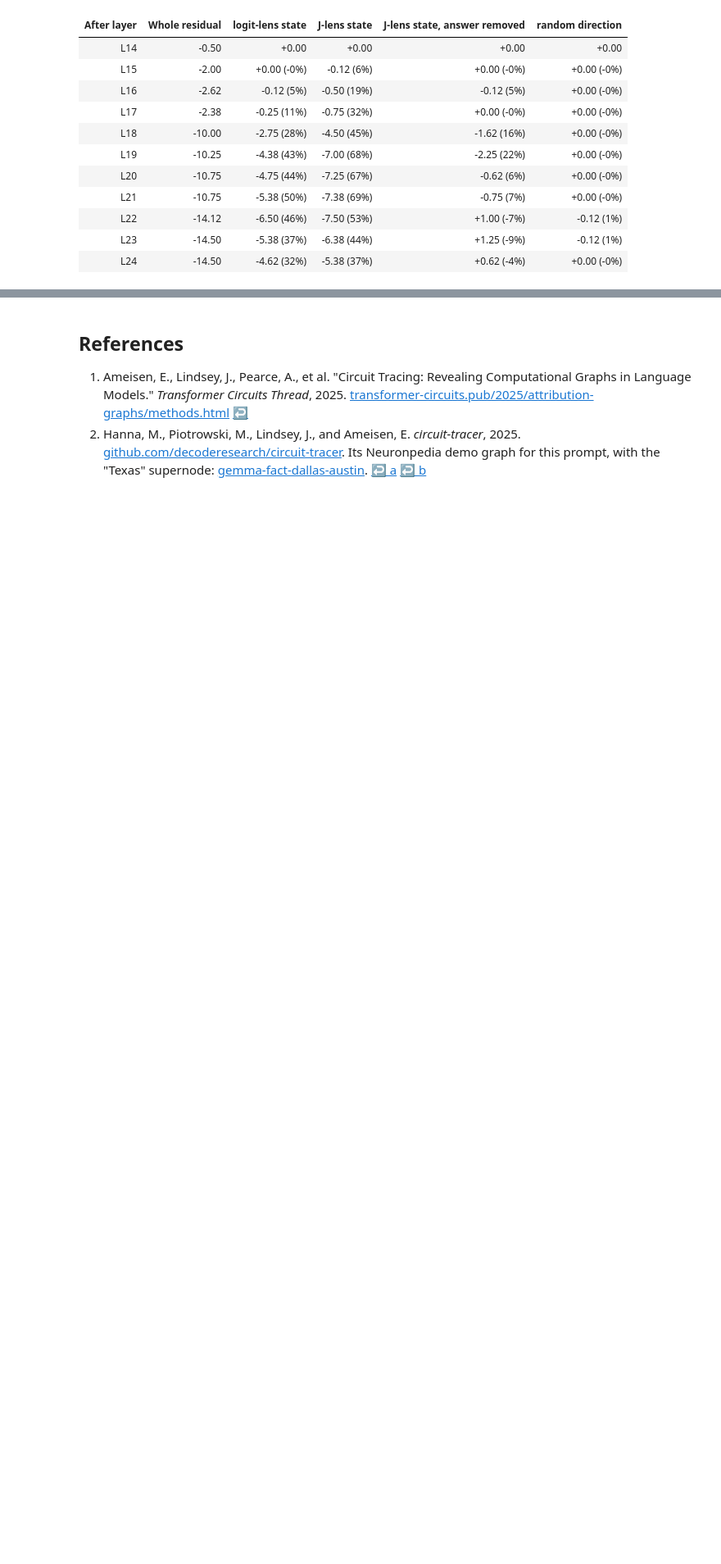
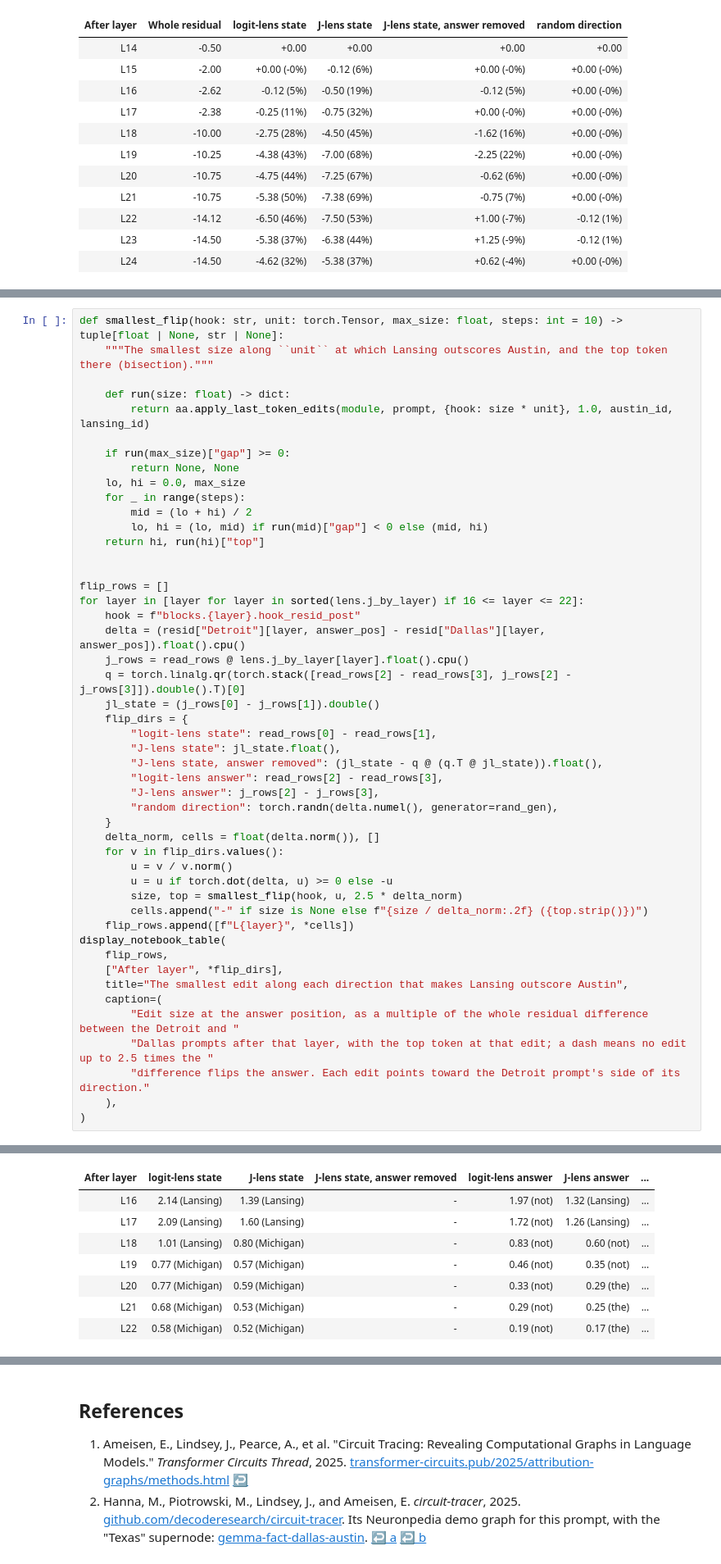
Before and after one commit to interpretune/examples, a Jupyter notebook: docs/notebook_artifacts/circuit_tracer_examples/attention_attribution_analysis.ipynb, the cells around one changed output, grey strips where cells are left out. Shown at 82% size. Saved outputs shown, nothing was run; the diff lists cells and outputs as text; blank space fills up the shorter version.

```diff
--- a/docs/notebook_artifacts/circuit_tracer_examples/attention_attribution_analysis.ipynb
+++ b/docs/notebook_artifacts/circuit_tracer_examples/attention_attribution_analysis.ipynb
@@ -1903,0 +1918,49 @@ now express, and replaying the attributed route on the natural model is the foll
+# %%
+def smallest_flip(hook: str, unit: torch.Tensor, max_size: float, steps: int = 10) -> tuple[float | None, str | None]:
+    """The smallest size along ``unit`` at which Lansing outscores Austin, and the top token there (bisection)."""
+
+    def run(size: float) -> dict:
+        return aa.apply_last_token_edits(module, prompt, {hook: size * unit}, 1.0, austin_id, lansing_id)
+
+    if run(max_size)["gap"] >= 0:
+        return None, None
+    lo, hi = 0.0, max_size
+    for _ in range(steps):
+        mid = (lo + hi) / 2
+        lo, hi = (lo, mid) if run(mid)["gap"] < 0 else (mid, hi)
+    return hi, run(hi)["top"]
+
+
+flip_rows = []
+for layer in [layer for layer in sorted(lens.j_by_layer) if 16 <= layer <= 22]:
+    hook = f"blocks.{layer}.hook_resid_post"
+    delta = (resid["Detroit"][layer, answer_pos] - resid["Dallas"][layer, answer_pos]).float().cpu()
+    j_rows = read_rows @ lens.j_by_layer[layer].float().cpu()
+    q = torch.linalg.qr(torch.stack([read_rows[2] - read_rows[3], j_rows[2] - j_rows[3]]).double().T)[0]
+    jl_state = (j_rows[0] - j_rows[1]).double()
+    flip_dirs = {
+        "logit-lens state": read_rows[0] - read_rows[1],
+        "J-lens state": jl_state.float(),
+        "J-lens state, answer removed": (jl_state - q @ (q.T @ jl_state)).float(),
+        "logit-lens answer": read_rows[2] - read_rows[3],
+        "J-lens answer": j_rows[2] - j_rows[3],
+        "random direction": torch.randn(delta.numel(), generator=rand_gen),
+    }
+    delta_norm, cells = float(delta.norm()), []
+    for v in flip_dirs.values():
+        u = v / v.norm()
+        u = u if torch.dot(delta, u) >= 0 else -u
+        size, top = smallest_flip(hook, u, 2.5 * delta_norm)
+        cells.append("-" if size is None else f"{size / delta_norm:.2f} ({top.strip()})")
+    flip_rows.append([f"L{layer}", *cells])
+display_notebook_table(
+    flip_rows,
+    ["After layer", *flip_dirs],
+    title="The smallest edit along each direction that makes Lansing outscore Austin",
+    caption=(
+        "Edit size at the answer position, as a multiple of the whole residual difference between the Detroit and "
+        "Dallas prompts after that layer, with the top token at that edit; a dash means no edit up to 2.5 times the "
+        "difference flips the answer. Each edit points toward the Detroit prompt's side of its direction."
+    ),
+)
+# %% [output]
@@ -1903,0 +1969,8 @@ now express, and replaying the attributed route on the natural model is the foll
+| After layer | logit-lens state | J-lens state | J-lens state, answer removed | logit-lens answer | J-lens answer | ... |
+| L16 | 2.14 (Lansing) | 1.39 (Lansing) | - | 1.97 (not) | 1.32 (Lansing) | ... |
+| L17 | 2.09 (Lansing) | 1.60 (Lansing) | - | 1.72 (not) | 1.26 (Lansing) | ... |
+| L18 | 1.01 (Lansing) | 0.80 (Michigan) | - | 0.83 (not) | 0.60 (not) | ... |
+| L19 | 0.77 (Michigan) | 0.57 (Michigan) | - | 0.46 (not) | 0.35 (not) | ... |
+| L20 | 0.77 (Michigan) | 0.59 (Michigan) | - | 0.33 (not) | 0.29 (the) | ... |
+| L21 | 0.68 (Michigan) | 0.53 (Michigan) | - | 0.29 (not) | 0.25 (the) | ... |
+| L22 | 0.58 (Michigan) | 0.52 (Michigan) | - | 0.19 (not) | 0.17 (the) | ... |
```
Also changed, not shown: parts of 12 cells of this notebook, 3 other files.
